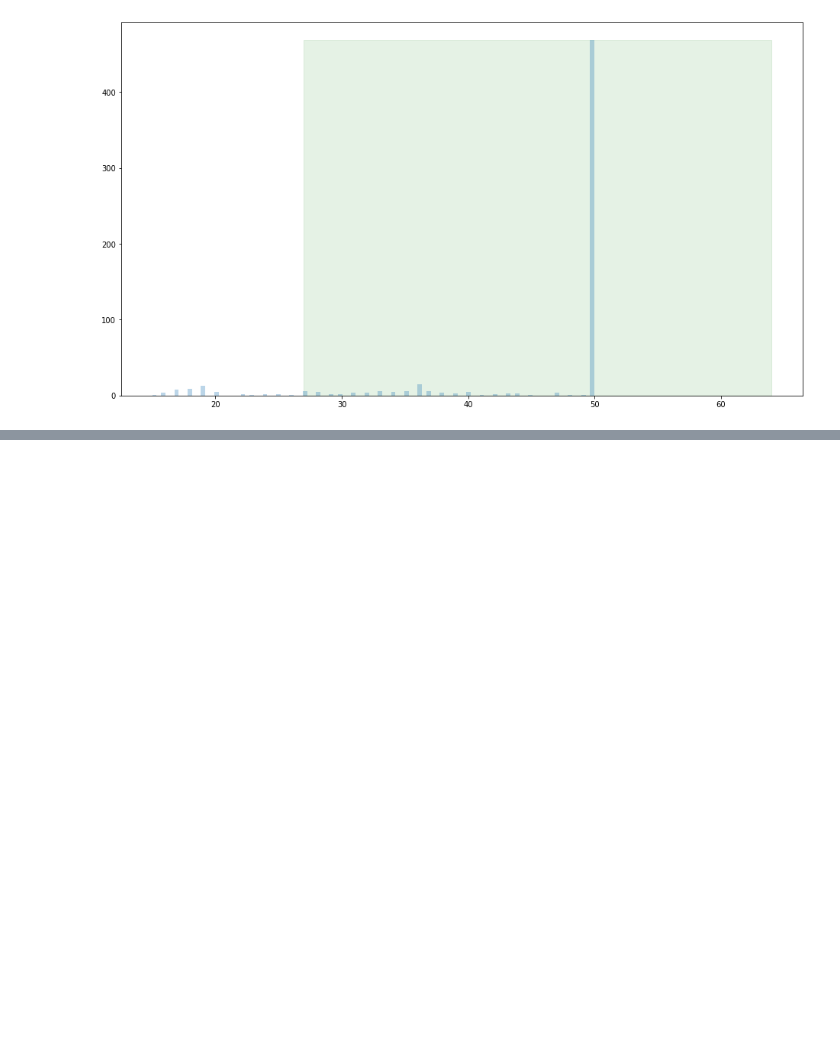
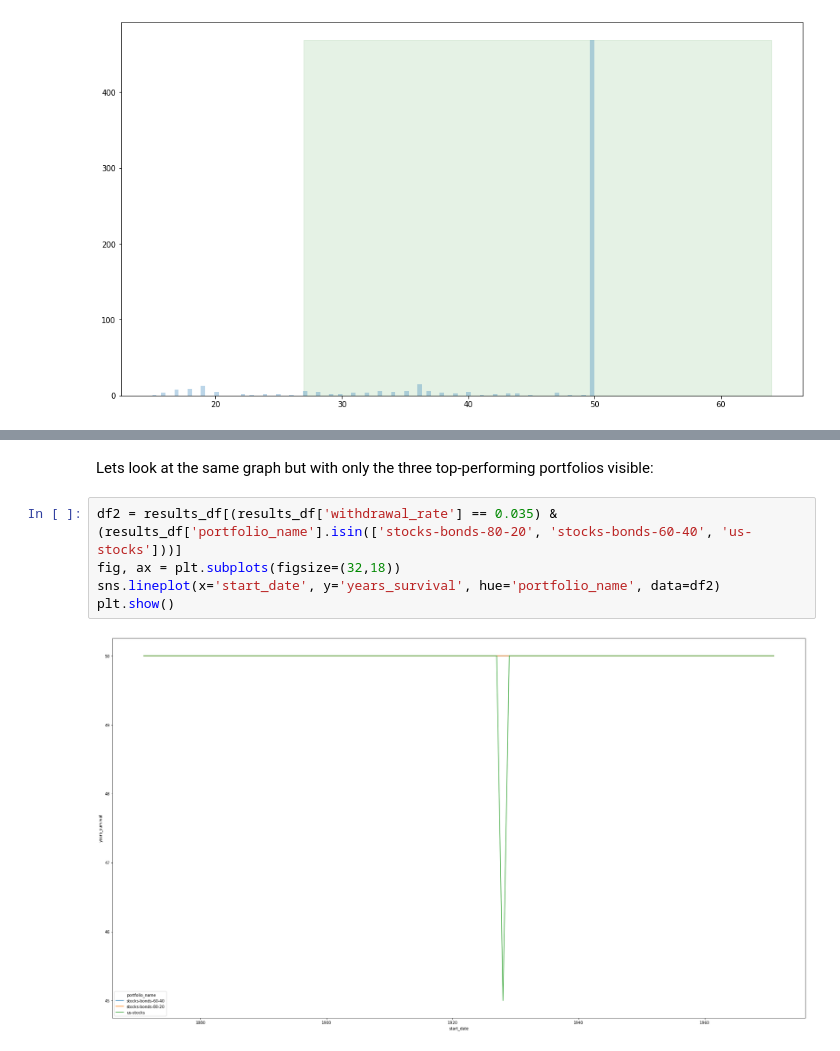
Before and after one commit to AcollaMolla/investment-analysis, a Jupyter notebook: portfolio_withdrawal_analysis_etf.ipynb, the cells around one changed output, grey strips where cells are left out. Drawn from its saved outputs; the diff is of its cells as text; blank space fills up the shorter version.

```diff
--- a/portfolio_withdrawal_analysis_etf.ipynb
+++ b/portfolio_withdrawal_analysis_etf.ipynb
@@ -233,0 +228,9 @@ plt.fill_betweenx([0, height.max()], ci[0], ci[1], color='g', alpha=0.1)
+# %% [markdown]
+Lets look at the same graph but with only the three top-performing portfolios visible:
+# %%
+df2 = results_df[(results_df['withdrawal_rate'] == 0.035) & (results_df['portfolio_name'].isin(['stocks-bonds-80-20', 'stocks-bonds-60-40', 'us-stocks']))]
+fig, ax = plt.subplots(figsize=(32,18))
+sns.lineplot(x='start_date', y='years_survival', hue='portfolio_name', data=df2)
+plt.show()
+# %% [output]
+[figure, added]
```
Also changed, not shown: parts of 11 cells of this notebook.
